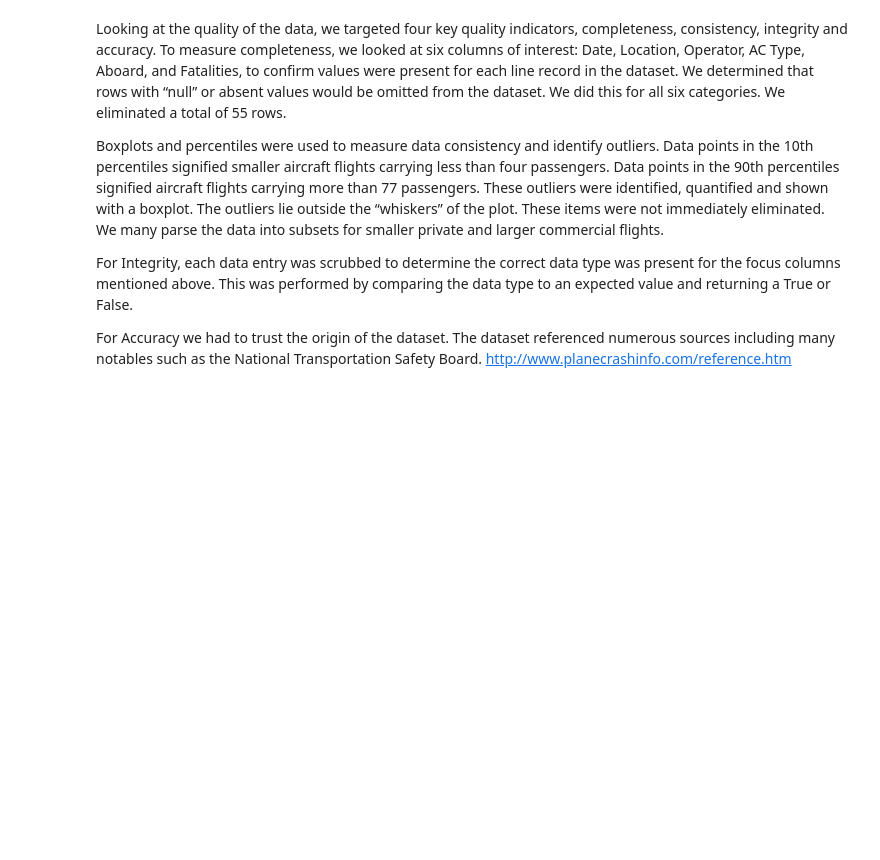
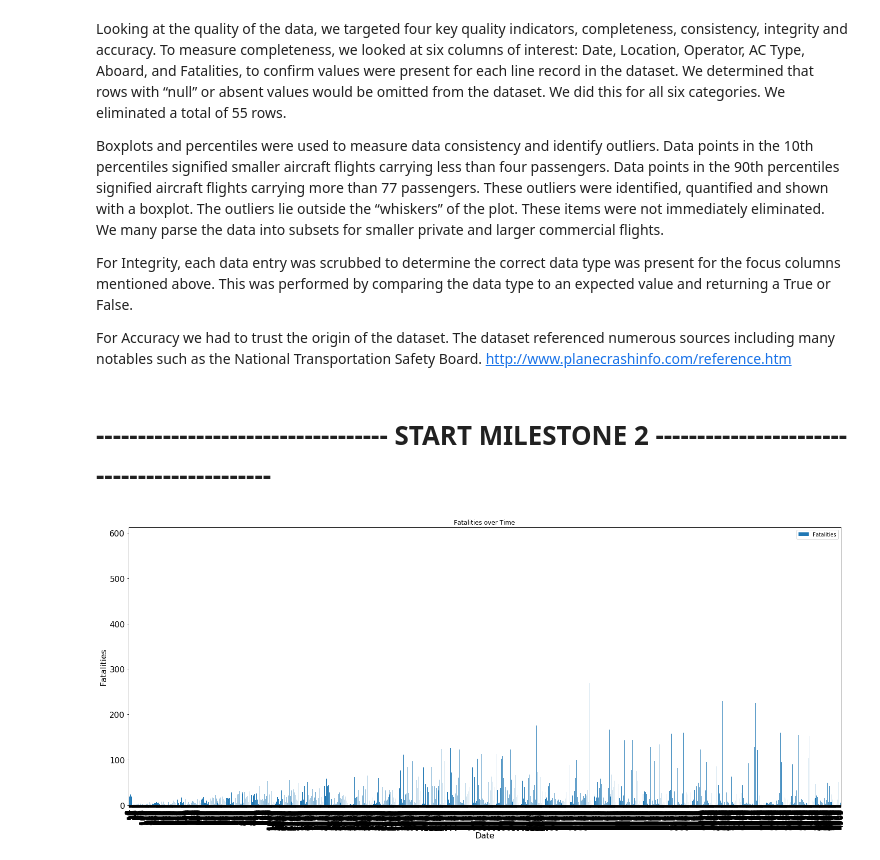
Before and after one commit to rjbhatt/MSDS-430-FinalProject, a Jupyter notebook: Milestone 2.ipynb, the cells around one changed output. Drawn from its saved outputs; the diff is of its cells as text; code cells hidden in the pictures; blank space fills up the shorter version.

```diff
--- a/Milestone 2.ipynb
+++ b/Milestone 2.ipynb
@@ -188,3 +183,14 @@ For Integrity, each data entry was scrubbed to determine the correct data type w
 
 For Accuracy we had to trust the origin of the dataset. The dataset referenced numerous sources including many notables such as the National Transportation Safety Board.
 http://www.planecrashinfo.com/reference.htm
+# %% [markdown]
+# ----------------------------------- START MILESTONE 2 --------------------------------------------
+# %%
+import matplotlib.pyplot as plt
+
+ax = df2[['Date','Fatalities']].plot(kind='bar', title ="Fatalities over Time", figsize=(25, 10), legend=True, fontsize=16)
+ax.set_xlabel("Date", fontsize=16)
+ax.set_ylabel("Fatalities", fontsize=16)
+plt.show()
+# %% [output]
+[figure, added]
```
Also changed, not shown: parts of 3 cells of this notebook.
